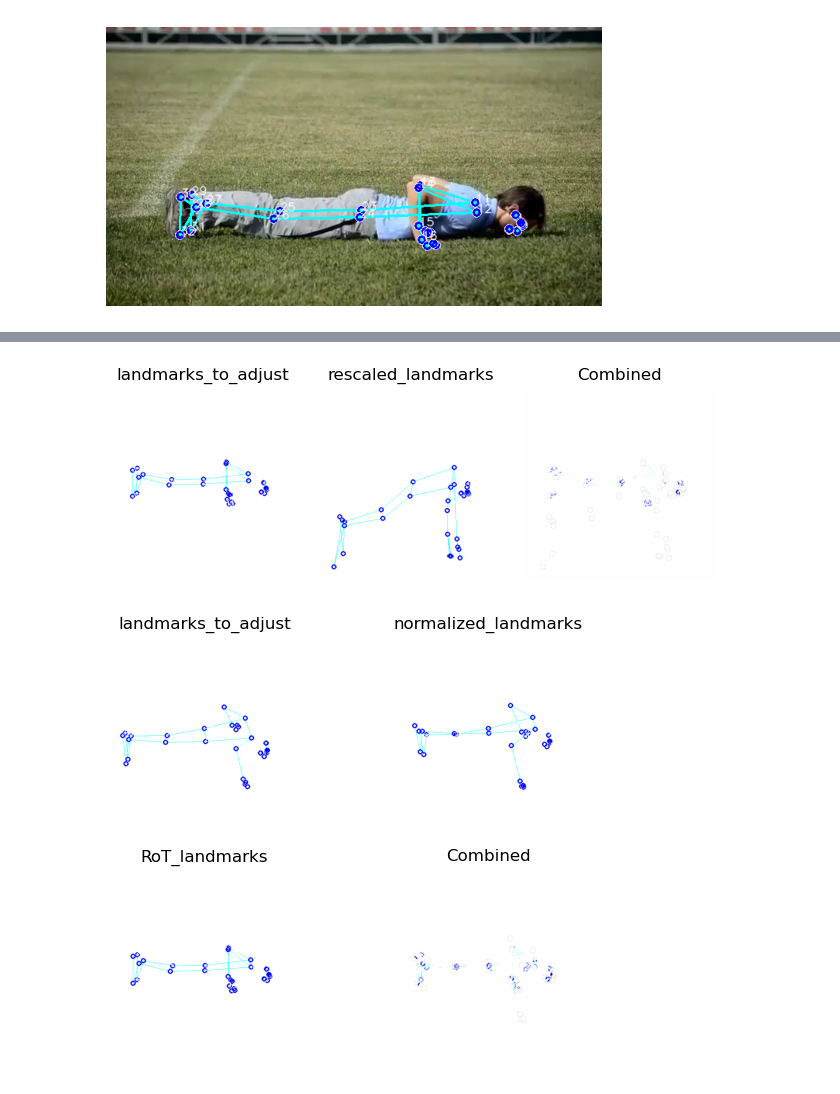
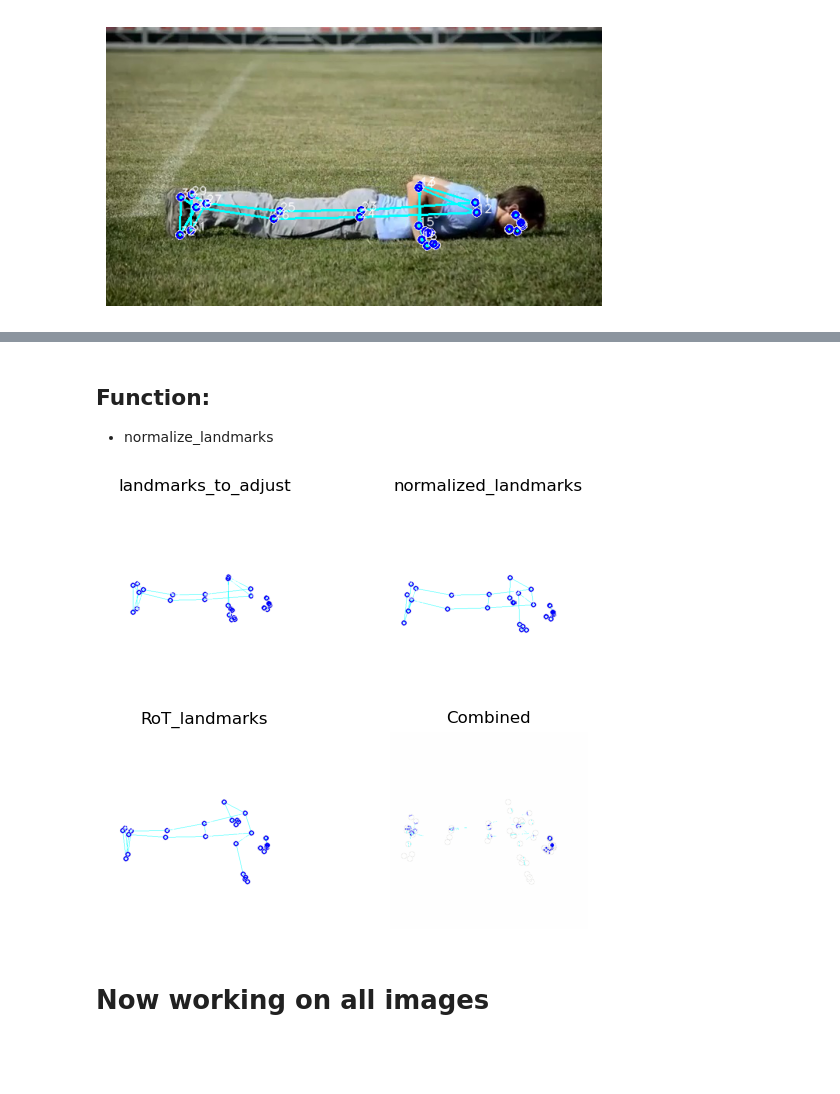
Before and after one commit to jpedroag/PMBA, a Jupyter notebook: C_distances.ipynb, the cells around one changed output, grey strips where cells are left out. Drawn from its saved outputs; the diff is of its cells as text; code cells hidden in the pictures; blank space fills up the shorter version.

```diff
--- a/C_distances.ipynb
+++ b/C_distances.ipynb
@@ -223,2 +191,0 @@ ruleOfThumb = center_landmarks(pose_landmarks)
-# %%
-new_landmarks = center_landmarks(pose_landmarks)
@@ -234,5 +192,5 @@ y: 0.49056509137153625
 # %%
-def draw_landmarks_on_blank_canvas(landmarks, image_size=500, circle_radius=10, line_width=2, exclude_numbers=[]):
+def draw_landmarks_on_blank_canvas(landmarks, image_size=500, circle_radius=5, line_width=1):
     # Create a blank canvas
     canvas = np.ones((image_size, image_size, 3), dtype=np.uint8) * 255
 
@@ -251,16 +209,6 @@ def draw_landmarks_on_blank_canvas(landmarks, image_size=500, circle_radius=10,
         mp.solutions.drawing_utils.DrawingSpec(color=(0, 255, 255), thickness=line_width, circle_radius=2)
     )
 
-    # Draw landmark numbers on the canvas.
-    for i, landmark in enumerate(landmarks):
-        if i not in exclude_numbers:  # only number the landmark if it's not in the exclusion list
-            cv2.putText(canvas, str(i), (int(landmark.x * image_size), int((1-landmark.y) * image_size)),
-                         cv2.FONT_HERSHEY_SIMPLEX, 0.5, (255, 255, 255), 1, cv2.LINE_AA)
+
 
     return canvas
-
-# using this function to draw the landmarks on a blank canvas and display it
-canvas = draw_landmarks_on_blank_canvas(new_landmarks, image_size=500, circle_radius=5, line_width=1, exclude_numbers=[0, 1, 2, 3, 4, 5, 6, 7, 8, 9])
-plt.imshow(canvas)
-plt.axis('off')  # Turn off axis
-plt.show()
@@ -295,8 +232,0 @@ plt.show()
-# %%
-# connections tuple of the landmarks
-connections = mp.solutions.pose.POSE_CONNECTIONS
-# Convert the frozenset to a list of tuples
-connections = list(connections)
-
-# Convert to a numpy array
-connections = np.array(connections, dtype=np.int32)
@@ -330,41 +233,6 @@ def rescale_landmarks(landmarks_RuleOfThumb, landmarks_adjusted, connections):
-# %%
-image_path = get_file_path('correct', 'down', video_index_corr[20])
-pose_landmarks, pose_landmarker_result = extract_landmarks(image_path)
-landmarks_to_adjust = center_landmarks(pose_landmarks)
-
-# RoT = rule of thumb
-RoT_image_path = get_file_path('correct', 'down', video_index_corr[1])
-RoT_pose_landmarks, RoT_pose_landmarker_result = extract_landmarks(RoT_image_path)
-RoT_landmarks = center_landmarks(RoT_pose_landmarks)
-
-
-rescaled_landmarks = rescale_landmarks(RoT_landmarks, new_landmarks, connections)
-
-# Display landmarks_adjusted
-canvas_adjusted = draw_landmarks_on_blank_canvas(landmarks_to_adjust, image_size=500, circle_radius=5, line_width=1)
-plt.subplot(1, 3, 1)
-plt.imshow(canvas_adjusted)
-plt.title('landmarks_to_adjust')
-plt.axis('off')
-
-# Display new_landmarks
-canvas_new = draw_landmarks_on_blank_canvas(rescaled_landmarks, image_size=500, circle_radius=5, line_width=1)
-plt.subplot(1, 3, 2)
-plt.imshow(canvas_new)
-plt.title('rescaled_landmarks')
-plt.axis('off')
-
-# Display both landmarks_adjusted and new_landmarks on top of each other
-canvas_combined = canvas_adjusted + canvas_new  # Add both canvases together
-plt.subplot(1, 3, 3)
-plt.imshow(canvas_combined)
-plt.title('Combined')
-plt.axis('off')
-
-plt.tight_layout()
-plt.show()
-# %% [output]
-[figure, removed]
+# %% [markdown]
+## Function:
+- normalize_landmarks
 # %%
 def normalize_landmarks(landmarks_tba, landmarks_rot, connections):
     # Convert landmarks to numpy arrays for easier manipulation
@@ -419,15 +287,19 @@ connections = [
     (0, 9), (0, 10)
 ]
 # %%
-# using the normalize_landmarks function
-RoT_image_path = get_file_path('correct', 'down', video_index_corr[20])
+# checking the results of the normalization
+
+# Get the landmarks for the RoT image
+RoT_image_path = get_file_path('correct', 'down', video_index_corr[1])
 RoT_pose_landmarks, RoT_pose_landmarker_result = extract_landmarks(RoT_image_path)
 RoT_landmarks = center_landmarks(RoT_pose_landmarks)
 
-to_adjust_image_path = get_file_path('correct', 'down', video_index_corr[1])
+# Get the landmarks for the image to adjust
+to_adjust_image_path = get_file_path('correct', 'down', video_index_corr[20])
 to_adjust_pose_landmarks, to_adjust_pose_landmarker_result = extract_landmarks(to_adjust_image_path)
 to_adjust_landmarks = center_landmarks(to_adjust_pose_landmarks)
 
+# Normalize the landmarks
 normalized_landmarks = normalize_landmarks(to_adjust_landmarks, RoT_landmarks, connections)
 
 # Display landmarks_to_adjust
@@ -438,31 +310,33 @@ plt.title('landmarks_to_adjust')
 plt.axis('off')
 
 # Display new_landmarks
 canvas_new = draw_landmarks_on_blank_canvas(normalized_landmarks, image_size=500, circle_radius=5, line_width=1)
 plt.subplot(2, 2, 2)
 plt.imshow(canvas_new)
 plt.title('normalized_landmarks')
 plt.axis('off')
 
 
 # Display the RoT landmarks
 canvas_RoT = draw_landmarks_on_blank_canvas(RoT_landmarks, image_size=500, circle_radius=5, line_width=1)
 plt.subplot(2, 2, 3)
 plt.imshow(canvas_RoT)
 plt.title('RoT_landmarks')
 plt.axis('off')
 
 # Display both new_landmarks and RoT_landmarks on top of each other, with connections
 canvas_combined = canvas_new + canvas_RoT  # Add both canvases together
 plt.subplot(2, 2, 4)
 plt.imshow(canvas_combined)
 plt.title('Combined')
 plt.axis('off')
 
 
 
 
 plt.tight_layout()
 plt.show()
 # %% [output]
-[figure, old version]
+[figure, new version]
+# %% [markdown]
+# Now working on all images
```
Also changed, not shown: parts of 22 cells of this notebook.
